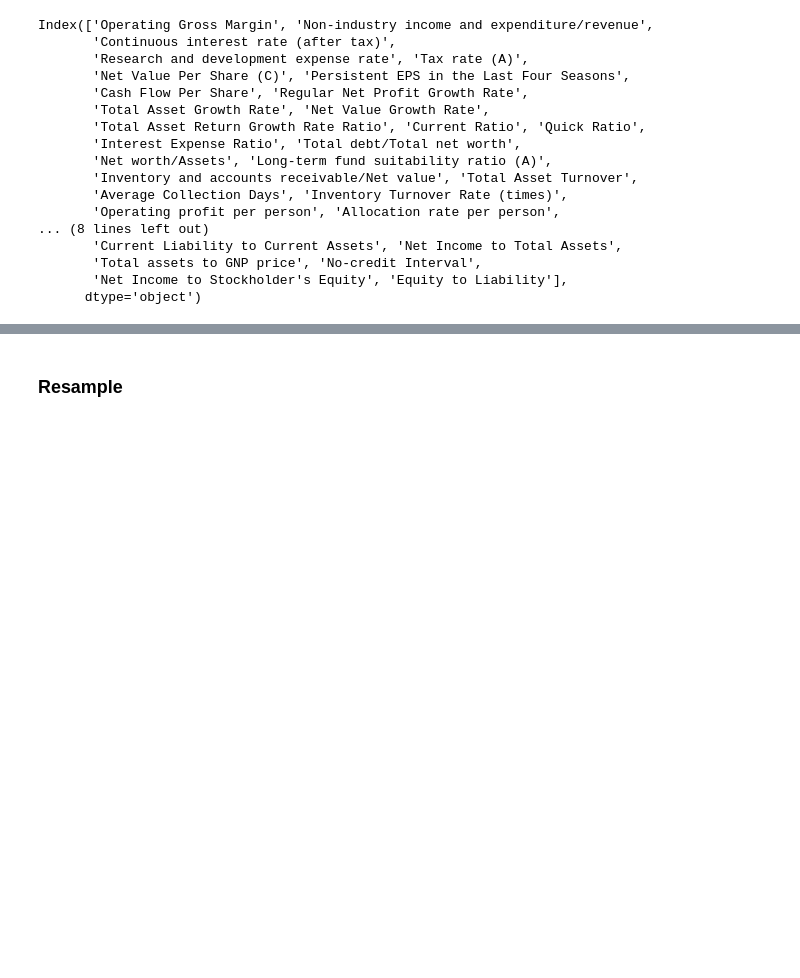
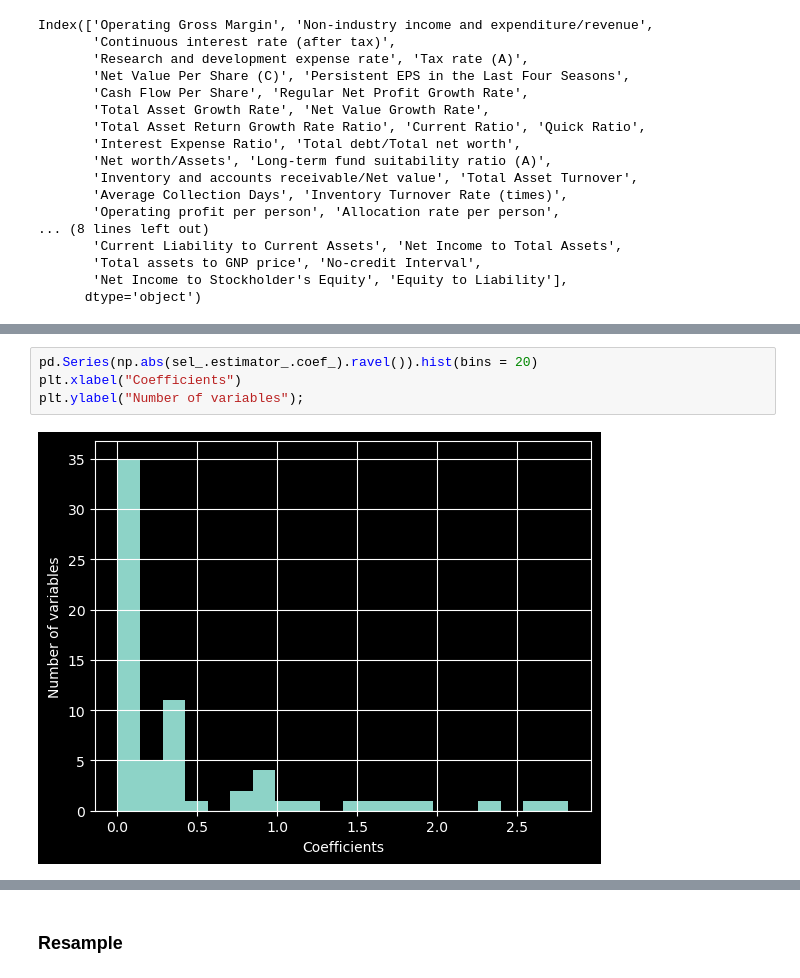
Before and after one commit to frantzalexander/Taiwan_Bankruptcy_Analysis, a Jupyter notebook: Bankruptcy Prediction Analysis.ipynb, the cells around one changed output, grey strips where cells are left out. Cells and saved outputs as stored; diff of their text form; blank space fills up the shorter version.

```diff
--- a/Bankruptcy Prediction Analysis.ipynb
+++ b/Bankruptcy Prediction Analysis.ipynb
@@ -584,0 +617,6 @@ Index(['Operating Gross Margin', 'Non-industry income and expenditure/revenue',
+# %%
+pd.Series(np.abs(sel_.estimator_.coef_).ravel()).hist(bins = 20)
+plt.xlabel("Coefficients")
+plt.ylabel("Number of variables");
+# %% [output]
+[figure, added]
```
Also changed, not shown: parts of 14 cells of this notebook.
